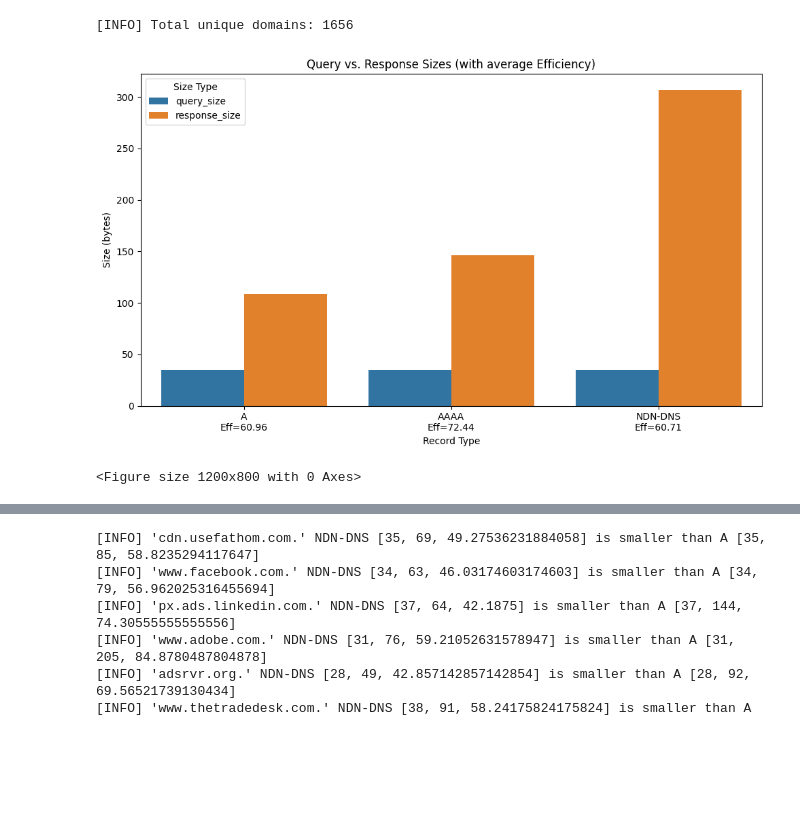
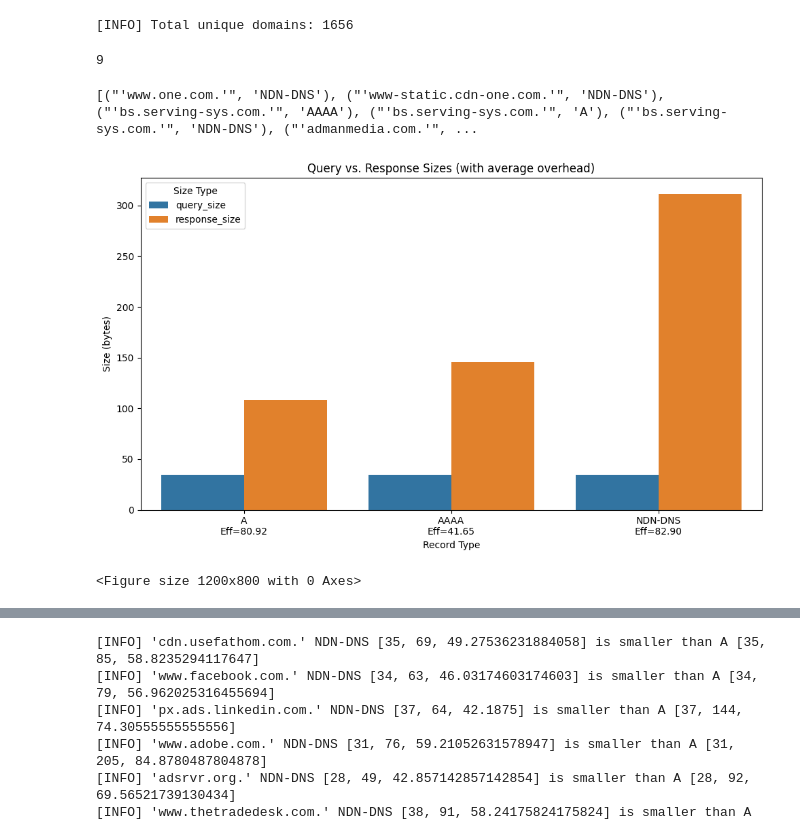
Before and after one commit to SachinJalan/DNS-Renaissance, a Jupyter notebook: any-record-analysis/analyze-requests.ipynb, the cells around one changed output, grey strips where cells are left out. Cells and saved outputs as stored; diff of their text form; code cells hidden in the pictures; blank space fills up the shorter version.

```diff
--- a/any-record-analysis/analyze-requests.ipynb
+++ b/any-record-analysis/analyze-requests.ipynb
@@ -256,51 +259,76 @@ for key in data:
     for qtype in data[key]:
         if data[key][qtype][1] is None or data[key][qtype][0] is None:
             data[key][qtype].append(None)
-        metric = (data[key][qtype][1] - data[key][qtype][0])*100/ data[key][qtype][1]
+        # metric = (data[key][qtype][1] - data[key][qtype][0])*100/ data[key][qtype][1]
+        if (data[key][qtype][1] - data[key][qtype][0]) == 0:
+            metric = -1
+        else:
+            metric = data[key][qtype][0]*100/(data[key][qtype][1] - data[key][qtype][0]) # overhead
         data[key][qtype].append(metric)
+# %%
+# remove those rows with metric = -1
+count = 0
+list_of_dels = []
+new_data = {}
+for key in data:
+    for qtype in data[key]:
+        if data[key][qtype][2] == -1:
+            count += 1
+            list_of_dels.append((key, qtype))
+        else:
+            new_data[key] = data[key]
+
+print(count)
+# %% [output]
+9
+# %%
+print(list_of_dels)
+# %% [output]
+[("'www.one.com.'", 'NDN-DNS'), ("'www-static.cdn-one.com.'", 'NDN-DNS'), ("'bs.serving-sys.com.'", 'AAAA'), ("'bs.serving-sys.com.'", 'A'), ("'bs.serving-sys.com.'", 'NDN-DNS'), ("'admanmedia.com.'", ...
 # %%
+data = new_data
 records = []
 for domain, rtypes in data.items():
     for rtype, values in rtypes.items():
-        qsize, rsize, efficiency = values
+        qsize, rsize, overhead = values
         records.append({
             'domain': domain,
             'rtype': rtype,
             'query_size': qsize,
             'response_size': rsize,
-            'efficiency': efficiency
+            'overhead': overhead
         })
 df = pd.DataFrame(records)
 
 agg_df = df.groupby('rtype', as_index=False).agg({
     'query_size': 'mean',
     'response_size': 'mean',
-    'efficiency': 'mean'
+    'overhead': 'mean'
 })
 
 plot_df = agg_df.melt(
-    id_vars=['rtype', 'efficiency'],
+    id_vars=['rtype', 'overhead'],
     value_vars=['query_size', 'response_size'],
     var_name='SizeType',
     value_name='SizeValue'
 )
 
 plt.figure(figsize=(10, 6))
 ax = sns.barplot(data=plot_df, x='rtype', y='SizeValue', hue='SizeType')
 
 new_labels = []
 for rtype in agg_df['rtype']:
-    eff = agg_df.loc[agg_df['rtype'] == rtype, 'efficiency'].values[0]
+    eff = agg_df.loc[agg_df['rtype'] == rtype, 'overhead'].values[0]
     new_labels.append(f"{rtype}\nEff={eff:.2f}")
 
 ax.set_xticklabels(new_labels)
 ax.set_xlabel("Record Type")
 ax.set_ylabel("Size (bytes)")
-plt.title("Query vs. Response Sizes (with average Efficiency)")
+plt.title("Query vs. Response Sizes (with average overhead)")
 plt.legend(title='Size Type')
 plt.tight_layout()
 plt.figure(figsize=(12, 8))
 plt.show()
 # %% [output]
-[figure, old version]
+[figure, new version]
 <Figure size 1200x800 with 0 Axes>
```
Also changed, not shown: parts of 9 cells of this notebook, 2 other files.
